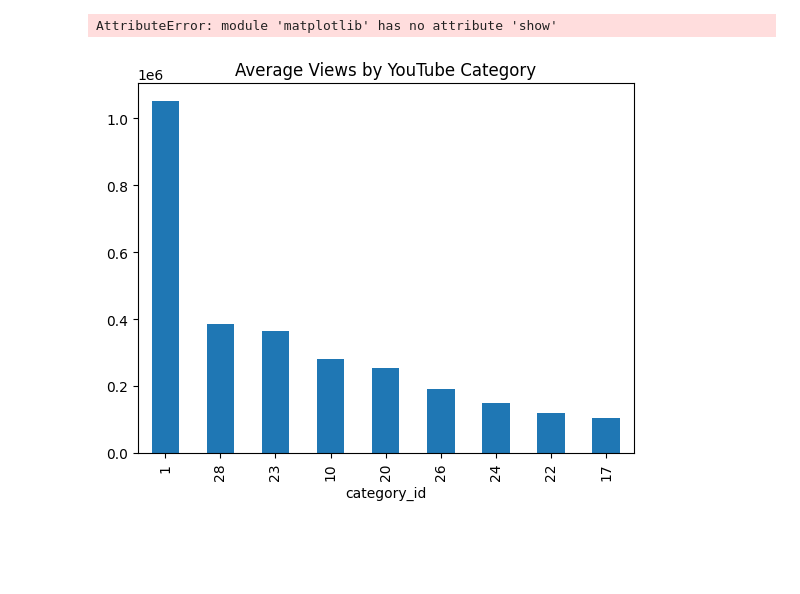
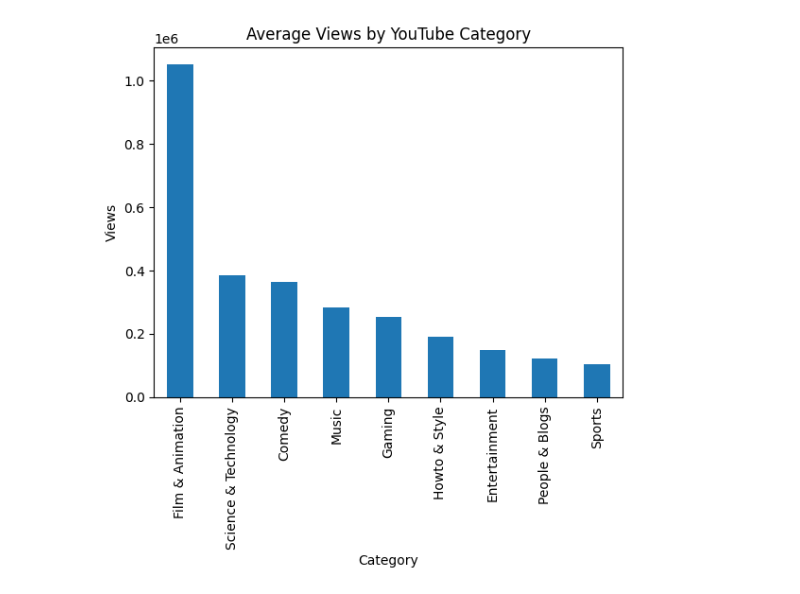
Before and after one commit to lindseyeliseallen/data_acquisition_blog, a Jupyter notebook: eda.ipynb, the cells around one changed output. Cells and saved outputs as stored; diff of their text form; code cells hidden in the pictures; blank space fills up the shorter version.

Commit message:
add category names from youtube api

```diff
--- a/eda.ipynb
+++ b/eda.ipynb
@@ -11,3 +11,23 @@ df.head()
 | 2 | THE BIG FINALE (Dispatch 7 & 8) | jacksepticeye | 2025-11-12T21:04:26Z | 20 | 499733 | 64889 | 6096 |
 | 3 | Clipse, Pusha T, Malice, Stove Go... | clipseVEVO | 2025-11-12T17:00:06Z | 10 | 250298 | 37332 | 2588 |
 | 4 | The Devil Wears Prada 2 | Teaser ... | 20th Century Studios | 2025-11-12T17:00:17Z | 1 | 1864671 | 56017 | 2151 |
+# %%
+category_map = {
+    1: "Film & Animation",
+    2: "Autos & Vehicles",
+    10: "Music",
+    15: "Pets & Animals",
+    17: "Sports",
+    20: "Gaming",
+    22: "People & Blogs",
+    23: "Comedy",
+    24: "Entertainment",
+    25: "News & Politics",
+    26: "Howto & Style",
+    27: "Education",
+    28: "Science & Technology",
+    29: "Nonprofits & Activism"
+}
+
+df['category_name'] = df['category_id'].map(category_map)
+print(df['category_name'].value_counts())
@@ -50,8 +79,9 @@ df.head()
 # %%
 # Top categories by average views
-views_by_cat = df.groupby('category_id')['view_count'].mean().sort_values(ascending=False)
+views_by_cat = df.groupby('category_name')['view_count'].mean().sort_values(ascending=False)
 views_by_cat.plot(kind='bar', title='Average Views by YouTube Category')
+plt.xlabel('Category')
+plt.ylabel('Views')
 plt.show()
 # %% [output]
-AttributeError: module 'matplotlib' has no attribute 'show'
-[figure, old version]
+[figure, new version]
```
Also changed, not shown: parts of 3 cells of this notebook.
